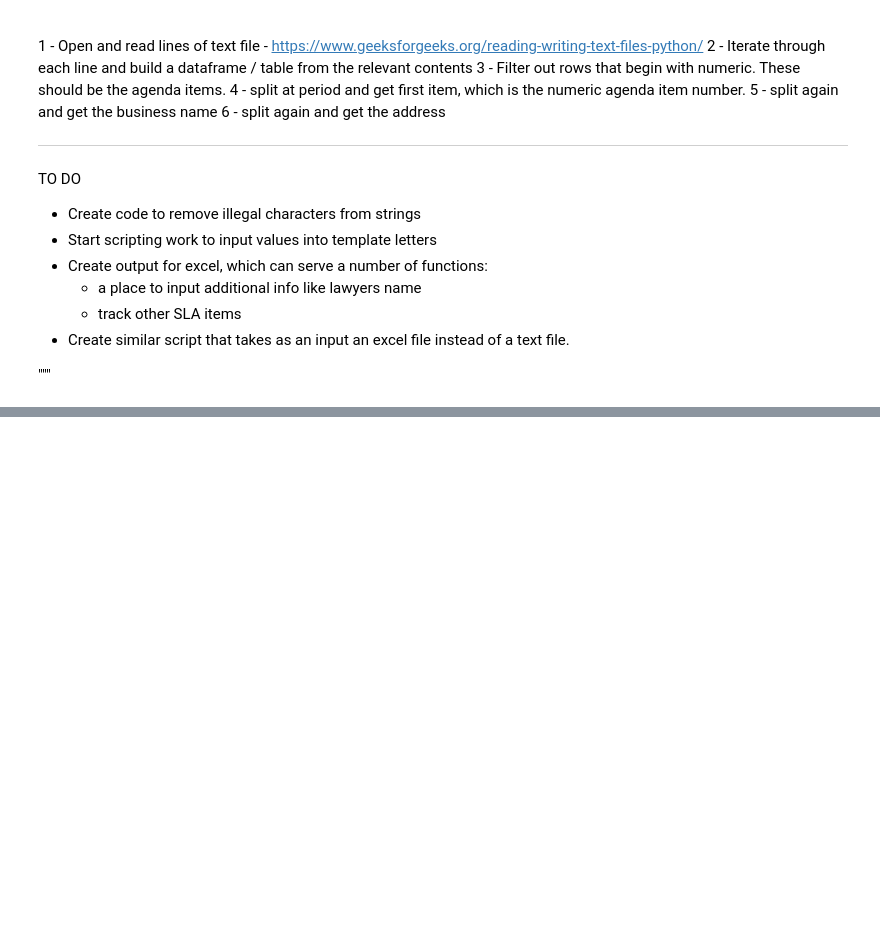
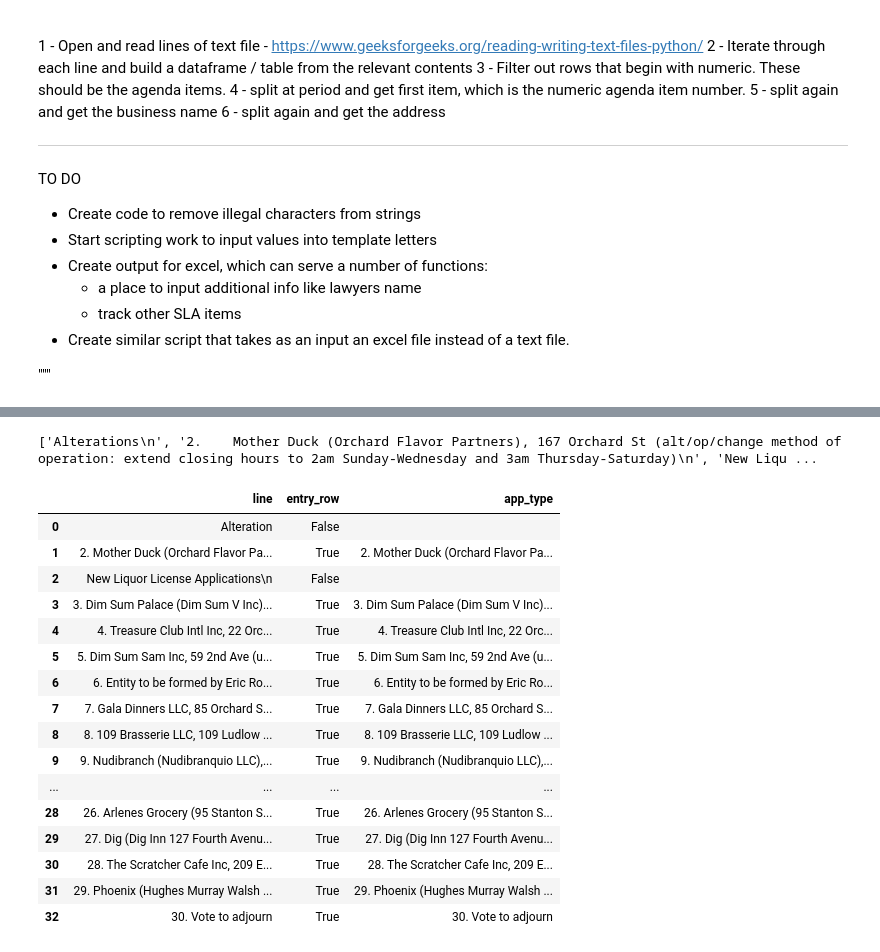
Before and after one commit to cb3manhattan/CB3, a Jupyter notebook: Automate_SLA/Automate_SLA_Methodized.ipynb, the cells around one changed output, grey strips where cells are left out. Cells and saved outputs as stored; diff of their text form; code cells hidden in the pictures; blank space fills up the shorter version.

Commit message:
working on app type output

```diff
--- a/Automate_SLA/Automate_SLA_Methodized.ipynb
+++ b/Automate_SLA/Automate_SLA_Methodized.ipynb
@@ -258,0 +268,27 @@ for index, row in agenda_df.iterrows():
+# %%
+agenda_df
+
+# Open the text file
+#r+ = read/write access mode
+agenda = open(Nov_Path, 'r+')
+
+#Readlines creates a list, where each index contains a line of text, which in this case is a single establishment.
+contents = agenda.readlines()
+
+# Close the text file
+agenda.close()
+
+print(contents)
+# %% [output]
+['Alterations\n', '2.    Mother Duck (Orchard Flavor Partners), 167 Orchard St (alt/op/change method of operation: extend closing hours to 2am Sunday-Wednesday and 3am Thursday-Saturday)\n', 'New Liqu ...
+# %%
+  # This creates a dataframe where each row is a line from the agenda pull
+agenda_df = pd.DataFrame(contents, columns=['line'])
+
+    #Remove illegal character (apostrophe) from each string, and replace 'B'way' with 'Broadway'
+agenda_df = agenda_df.apply(lambda x: x.str.replace("B'way", "Broadway"))
+agenda_df = agenda_df.apply(lambda x: x.str.replace("'", ""))
+
+    # This line creates new column that contains a bool series with 'True' for every line that starts with a a digit
+    # Lines that do not contain a digit (agenda number) will be removed.
+agenda_df['entry_row']= agenda_df['line'].str[0].str.isdigit()
@@ -258,0 +310,51 @@ for index, row in agenda_df.iterrows():
+# %%
+# Iterate through every row.
+# If line does not start with a digit, take 'line' value and assign it to every row until there is another row without a digit.
+# see is_digit code above
+# might also
+
+    # This line creates new column that contains a bool series with 'True' for every line that starts with a a digit
+    # Lines that do not contain a digit (agenda number) will be removed.
+   # agenda_df['entry_row']= agenda_df['line'].str[0].str.isdigit()
+
+#initialize app_type column to blank string
+agenda_df['app_type'] = ''
+
+iteration_number = 0
+
+for index, row in agenda_df.iterrows():
+    iteration_number +=1
+    if row.line[0].isdigit() is False:
+        a_type = row.line
+        row.app_type = ''
+        print(str(iteration_number) + row.app_type)
+    else:
+        row.app_type = a_type
+        print(str(iteration_number) + row.app_type)
+
+#         print(type + " is FALSE")
+#     if agenda_df["line"] == 'Alteration':
+#         type = 'Alteration'
+#         while agenda_df
+
+#         agenda_df["app_type"] =
+# %%
+agenda_df
+# %% [output]
+|  | line | entry_row | app_type |
+| 0 | Alteration | False |  |
+| 1 | 2. Mother Duck (Orchard Flavor Pa... | True | 2. Mother Duck (Orchard Flavor Pa... |
+| 2 | New Liquor License Applications\n | False |  |
+| 3 | 3. Dim Sum Palace (Dim Sum V Inc)... | True | 3. Dim Sum Palace (Dim Sum V Inc)... |
+| 4 | 4. Treasure Club Intl Inc, 22 Orc... | True | 4. Treasure Club Intl Inc, 22 Orc... |
+| 5 | 5. Dim Sum Sam Inc, 59 2nd Ave (u... | True | 5. Dim Sum Sam Inc, 59 2nd Ave (u... |
+| 6 | 6. Entity to be formed by Eric Ro... | True | 6. Entity to be formed by Eric Ro... |
+| 7 | 7. Gala Dinners LLC, 85 Orchard S... | True | 7. Gala Dinners LLC, 85 Orchard S... |
+| 8 | 8. 109 Brasserie LLC, 109 Ludlow ... | True | 8. 109 Brasserie LLC, 109 Ludlow ... |
+| 9 | 9. Nudibranch (Nudibranquio LLC),... | True | 9. Nudibranch (Nudibranquio LLC),... |
+| ... | ... | ... | ... |
+| 28 | 26. Arlenes Grocery (95 Stanton S... | True | 26. Arlenes Grocery (95 Stanton S... |
+| 29 | 27. Dig (Dig Inn 127 Fourth Avenu... | True | 27. Dig (Dig Inn 127 Fourth Avenu... |
+| 30 | 28. The Scratcher Cafe Inc, 209 E... | True | 28. The Scratcher Cafe Inc, 209 E... |
+| 31 | 29. Phoenix (Hughes Murray Walsh ... | True | 29. Phoenix (Hughes Murray Walsh ... |
+| 32 | 30. Vote to adjourn | True | 30. Vote to adjourn |
```
Also changed, not shown: parts of 9 cells of this notebook.
